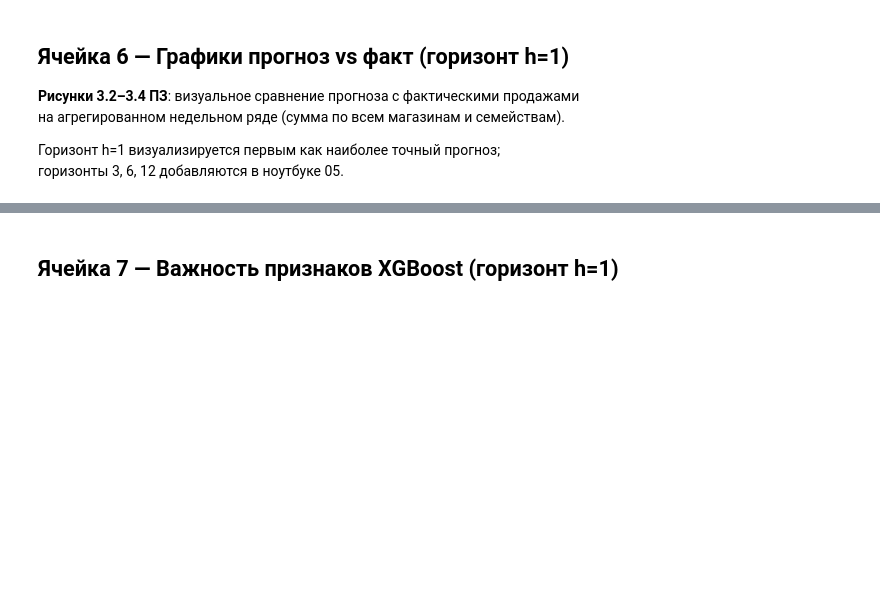
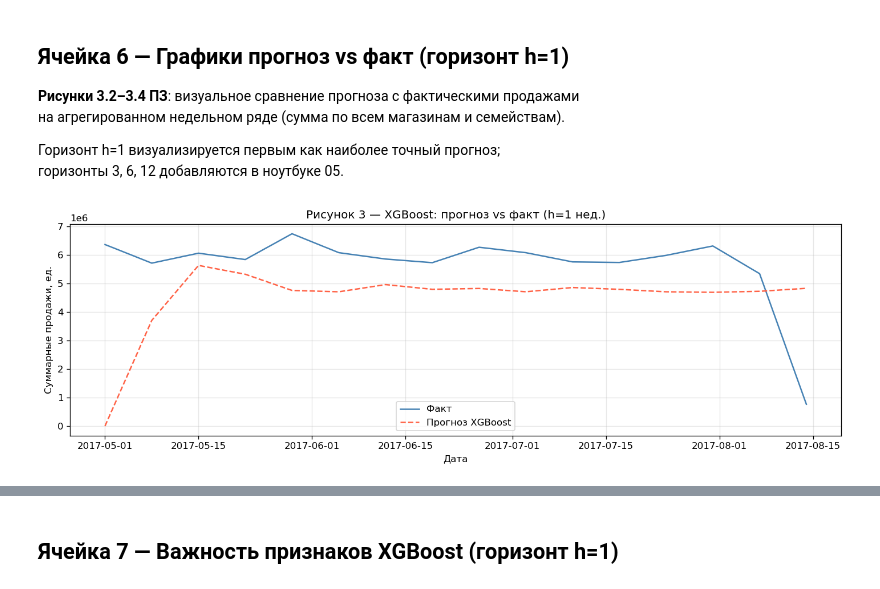
Before and after one commit to Reddetk/store-sales-kr, a Jupyter notebook: notebooks/03a_ml_xgboost_rf_elasticnet.ipynb, the cells around one changed output, grey strips where cells are left out. Drawn from its saved outputs; the diff is of its cells as text; code cells hidden in the pictures; blank space fills up the shorter version.

```diff
--- a/notebooks/03a_ml_xgboost_rf_elasticnet.ipynb
+++ b/notebooks/03a_ml_xgboost_rf_elasticnet.ipynb
@@ -387,6 +387,7 @@ results_en  = {}
 models_xgb  = {}
 models_rf   = {}
 models_en   = {}
+scalers_en  = {}
 
 cutoff = pd.Timestamp(TRAIN_CUTOFF)
 
@@ -416,10 +417,17 @@ for h in FORECAST_HORIZONS:
     y_test  = test_h[target_col]
 
     print(f"  Обучающая: {len(train_h):,} строк | Тестовая: {len(test_h):,} строк")
-
-    # ── XGBoost ────────────────────────────────────────────────────────────
+    # ── XGBoost (early stopping: 10 % train → val) ────────────────────────
+    # Без val_set early_stopping_rounds=None → 500 деревьев → переобучение.
+    # Вследствие этого h=3 RMSE=9430, h=12 RMSE=22271 (абсурдные значения).
     print("  [XGBoost] обучение...")
-    xgb_model, _ = fit_xgboost(X_train, y_train)
+    _val_n      = max(1, int(0.10 * len(X_train)))
+    _X_val_es   = X_train.iloc[-_val_n:]
+    _y_val_es   = y_train.iloc[-_val_n:]
+    _X_tr_es    = X_train.iloc[:-_val_n]
+    _y_tr_es    = y_train.iloc[:-_val_n]
+    xgb_model, _ = fit_xgboost(_X_tr_es, _y_tr_es,
+                                X_val=_X_val_es, y_val=_y_val_es)
     xgb_pred      = xgb_model.predict(X_test)
     metrics_xgb   = compute_metrics(y_test.values, xgb_pred, log_scale=True)
     results_xgb[h] = metrics_xgb
@@ -451,6 +459,7 @@ for h in FORECAST_HORIZONS:
 
     _scaler_en = _SS()
     _scaler_en.fit(df_h_log.loc[_train_mask, FEATURE_COLS].fillna(0))
+    scalers_en[h] = _scaler_en
     df_h_log.loc[_train_mask, FEATURE_COLS] = _scaler_en.transform(
         df_h_log.loc[_train_mask, FEATURE_COLS].fillna(0))
     df_h_log.loc[_test_mask,  FEATURE_COLS] = _scaler_en.transform(
@@ -571,49 +610,88 @@ print("\nСохранено: reports/tables/table_3_metrics_ml.csv")
 # %%
 def plot_forecast_vs_actual(
     df_all, models, scaler_obj, feature_cols, h, model_name, fig_path,
-    use_scaling=False
+    use_scaling=False,
+    log_cols=None,
 ):
-    """Строит график прогноз vs факт для агрегированного ряда."""
+    """
+    Строит график прогноз vs факт для агрегированного ряда.
+
+    Параметры
+    ----------
+    use_scaling : True для ElasticNet — применяет scaler_obj.transform.
+    log_cols    : список признаков для log1p-преобразования ПЕРЕД масштабированием.
+                  Обязателен для ElasticNet: скейлер обучался на log1p-признаках,
+                  следовательно, сырые значения вызывают завышение прогноза до ~1e10.
+    """
     from src.evaluation.backtesting import make_horizon_target
-    cutoff = pd.Timestamp(TRAIN_CUTOFF)
+    cutoff     = pd.Timestamp(TRAIN_CUTOFF)
     target_col = f"target_h{h}"
 
-    df_h = make_horizon_target(df_all, horizon=h, target_col="sales_weekly")
+    df_h   = make_horizon_target(df_all, horizon=h, target_col="sales_weekly")
     test_h = df_h[df_h[DATE_COL] >= cutoff].dropna(subset=[target_col])
 
+    X_raw = test_h[feature_cols].fillna(0).copy()
+
+    # ── ШАГ 1: log1p-преобразование признаков (только для ElasticNet) ─────────
+    # Вследствие того что scaler_obj обучался на log1p(lag_*, rolling_*),
+    # подача сырых признаков вызывает масштаб ~1e4 вместо ~1 на выходе скейлера.
+    if log_cols:
+        for col in log_cols:
+            if col in X_raw.columns:
+                X_raw[col] = np.log1p(X_raw[col].clip(lower=0))
+
+    # ── ШАГ 2: масштабирование ────────────────────────────────────────────────
     if use_scaling:
         X_test = pd.DataFrame(
-            scaler_obj.transform(test_h[feature_cols].fillna(0)),
-            columns=feature_cols
+            scaler_obj.transform(X_raw),
+            columns=feature_cols,
+            index=X_raw.index,
         )
     else:
-        X_test = test_h[feature_cols].fillna(0)
+        X_test = X_raw
 
     pred_log = models[h].predict(X_test)
     y_true   = np.expm1(test_h[target_col].values)
     y_pred   = np.expm1(np.clip(pred_log, -1e6, 20))
 
-    agg = pd.DataFrame({"date": test_h[DATE_COL].values, "actual": y_true, "pred": y_pred})
-    agg = agg.groupby("date").sum().reset_index()
+    agg = (
+        pd.DataFrame({"date": test_h[DATE_COL].values,
+                      "actual": y_true, "pred": y_pred})
+        .groupby("date").sum().reset_index()
+    )
 
     fig, ax = plt.subplots(figsize=(12, 4))
-    ax.plot(agg["date"], agg["actual"], label="Факт", linewidth=1.5, color="steelblue")
-    ax.plot(agg["date"], agg["pred"],   label=f"Прогноз {model_name}", linewidth=1.5,
-            color="tomato", linestyle="--")
+    ax.plot(agg["date"], agg["actual"], label="Факт",
+            linewidth=1.5, color="steelblue")
+    ax.plot(agg["date"], agg["pred"],   label=f"Прогноз {model_name}",
+            linewidth=1.5, color="tomato", linestyle="--")
     ax.set_title(f"Рисунок 3 — {model_name}: прогноз vs факт (h={h} нед.)")
     ax.set_xlabel("Дата")
     ax.set_ylabel("Суммарные продажи, ед.")
     ax.legend()
     ax.grid(alpha=0.3)
     plt.tight_layout()
     plt.savefig(fig_path, dpi=120)
     plt.show()
     print(f"Сохранено: {fig_path}")
 
+
 h1 = 1
-plot_forecast_vs_actual(df_all, models_xgb, scaler, FEATURE_COLS, h1, "XGBoost",
-                         FIGURES / "fig_3_forecast_xgb_h1.png", use_scaling=False)
-plot_forecast_vs_actual(df_all, models_rf, scaler, FEATURE_COLS, h1, "RandomForest",
-                         FIGURES / "fig_3_forecast_rf_h1.png", use_scaling=False)
-plot_forecast_vs_actual(df_all, models_en, scaler, FEATURE_COLS, h1, "ElasticNet",
-                         FIGURES / "fig_3_forecast_en_h1.png", use_scaling=True)
+plot_forecast_vs_actual(
+    df_all, models_xgb, scaler, FEATURE_COLS, h1, "XGBoost",
+    FIGURES / "fig_3_forecast_xgb_h1.png",
+    use_scaling=False,
+)
+plot_forecast_vs_actual(
+    df_all, models_rf, scaler, FEATURE_COLS, h1, "RandomForest",
+    FIGURES / "fig_3_forecast_rf_h1.png",
+    use_scaling=False,
+)
+plot_forecast_vs_actual(
+    df_all, models_en, scalers_en[h1], FEATURE_COLS, h1, "ElasticNet",
+    FIGURES / "fig_3_forecast_en_h1.png",
+    use_scaling=True,
+    log_cols=LOG_COLS_EN,
+)
+# %% [output]
+[figure, added]
```
Also changed, not shown: parts of 11 cells of this notebook, 7 other files.
